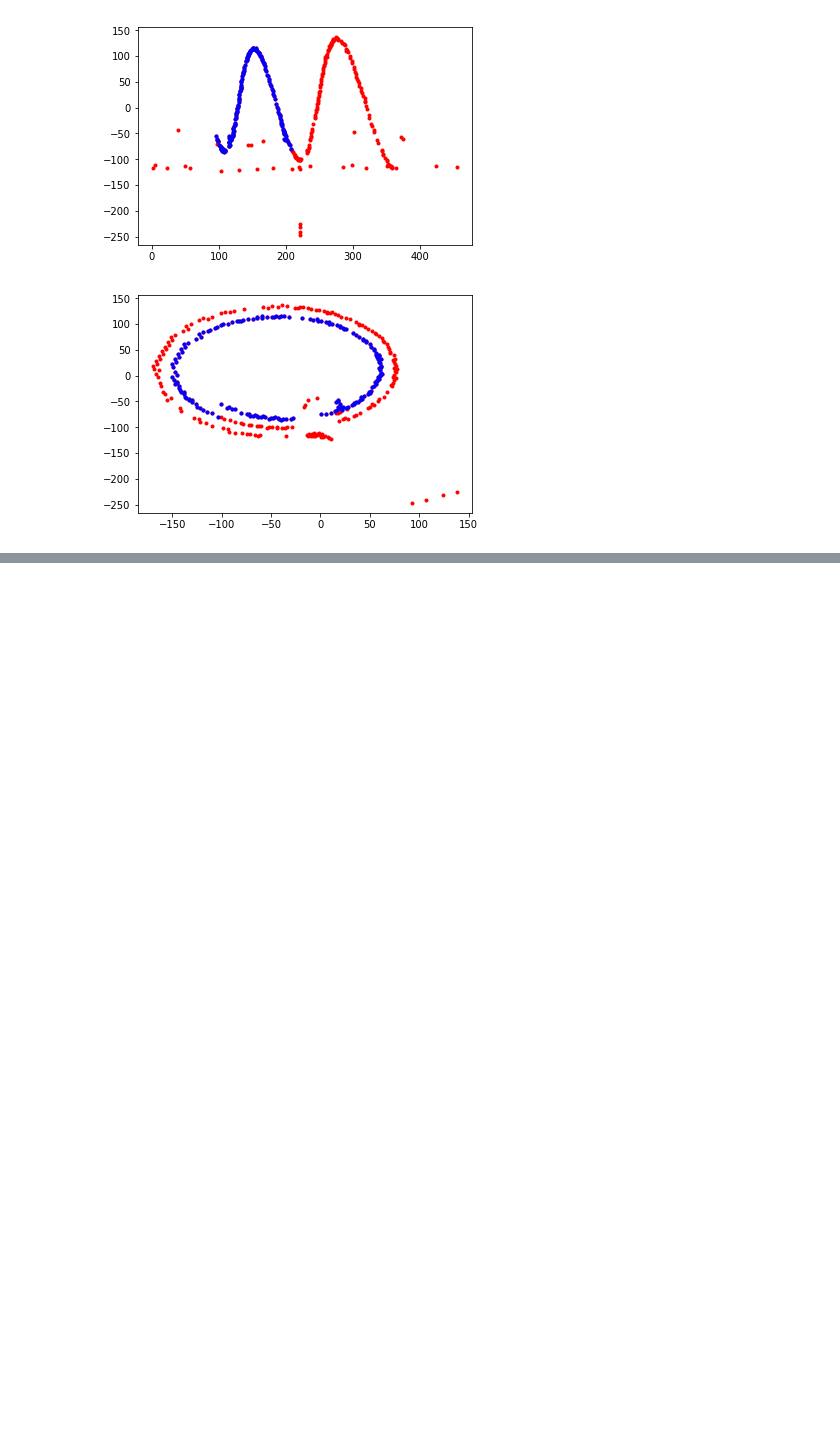
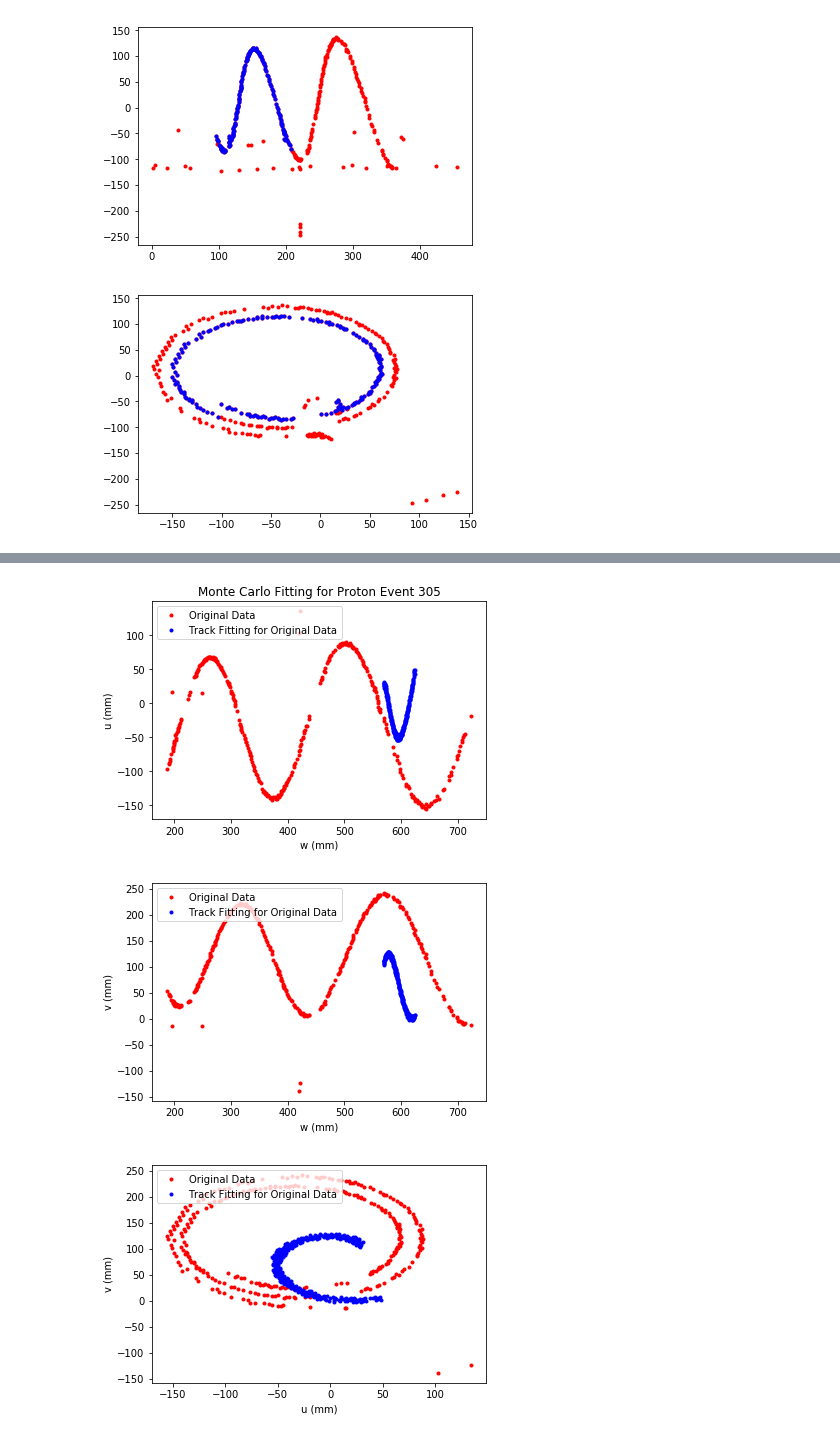
Before and after one commit to chchen123/Monte-Carlo, a Jupyter notebook: jupyter notebooks/Monte_Carlo_Algorithm.ipynb, the cells around one changed output, grey strips where cells are left out. Drawn from its saved outputs; the diff is of its cells as text; code cells hidden in the pictures; blank space fills up the shorter version.

```diff
--- a/jupyter notebooks/Monte_Carlo_Algorithm.ipynb
+++ b/jupyter notebooks/Monte_Carlo_Algorithm.ipynb
@@ -255,9 +272,7 @@ for i in range(len(min_chi_value)):
 # %%
 %matplotlib inline
-##mcres = [0.00407241,0.00528535,0.65087971,1.95316601,3.22555823,2.02063178] original and 789
-mcres = [1.81352159e-02,2.50100741e-03,5.67387197e-01,1.85720440e+00,3.28393254e+00-2*pi,2.06389258e+00]
-##mcres =[-0.00290262,0.00436707,0.83138638,2.52320269,2.79811889,2.00544098] #original and 305
-##mcres = [3.48421815e-04,-8.73310618e-03,7.08063874e-01,2.26168358e+00,3.19510796e+00,2.02747965e+00] #revised and 305
+#mcres= [-0.0100456,0.00664734,0.66567102,3.77919435,-2.84254758,2.01972698]#revised and 305
+mcres = [0.04599501,0.00464789,0.62736542,0.89840286,-2.82332207,1.78423253]
 sim = EventSimulator(config)
 evtClean, ctr = sim.make_event(mcres[0], mcres[1], mcres[2], mcres[3], mcres[4], mcres[5])
 pyevtClean = sim.convert_event(evtClean)
@@ -265,32 +280,36 @@ sim_xyzs = pyevtClean.xyzs(peaks_only=True, return_pads=True, baseline_correctio
 sim_xy = sim_xyzs[:, 0:2]
 sim_xy_C = np.ascontiguousarray(sim_xy, dtype=np.double)
 sim_cx, sim_cy = pytpc.cleaning.hough_circle(sim_xy_C)
 sim_uvw, (sim_cu, sim_cv) = mcfitter.preprocess(sim_xyzs[:, 0:5], center=(sim_cx, sim_cy), rotate_pads=True)
 sim_uvw_values = sim_uvw.values
 #plt.plot(xyzs[:, 2], xyzs[:, 0], 'r.', label='Original Data')
 #plt.plot(sim_xyzs[:, 2], sim_xyzs[:, 0], 'b.', label='Track Fitting for Original Data')
 plt.plot(uvw_values[:, 7], uvw_values[:, 5], 'r.', label='Original Data')
 plt.plot(sim_uvw_values[:, 7], sim_uvw_values[:, 5], 'b.', label='Track Fitting for Original Data')
 plt.xlabel("w (mm)")
 plt.ylabel("u (mm)")
 plt.title("Monte Carlo Fitting for Proton Event 305")
 plt.legend(loc=2)
 plt.show()
 #plt.plot(xyzs[:, 2], xyzs[:, 1], 'r.', label='Original Data')
 #plt.plot(sim_xyzs[:, 2], sim_xyzs[:, 1], 'b.', label='Track Fitting for Original Data')
 plt.plot(uvw_values[:, 7], uvw_values[:, 6], 'r.', label='Original Data')
 plt.plot(sim_uvw_values[:, 7], sim_uvw_values[:, 6], 'b.', label='Track Fitting for Original Data')
 plt.xlabel("w (mm)")
 plt.ylabel("v (mm)")
 plt.legend(loc=2)
 plt.show()
 #plt.plot(xyzs[:, 0], xyzs[:, 1], 'r.', label='Original Data')
 #plt.plot(sim_xyzs[:, 0], -sim_xyzs[:, 1], 'b.', label='Track Fitting for Original Data')
 plt.plot(uvw_values[:, 5], uvw_values[:, 6], 'r.', label='Original Data')
 plt.plot(sim_uvw_values[:, 5], sim_uvw_values[:, 6], 'b.', label='Track Fitting for Original Data')
 plt.xlabel("u (mm)")
 plt.ylabel("v (mm)")
 plt.legend(loc=2)
 plt.show()
+# %% [output]
+[figure, added]
+[figure, added]
+[figure, added]
 # %%
 ##### set original candidate to be the seed point #####
```
Also changed, not shown: parts of 4 cells of this notebook.
